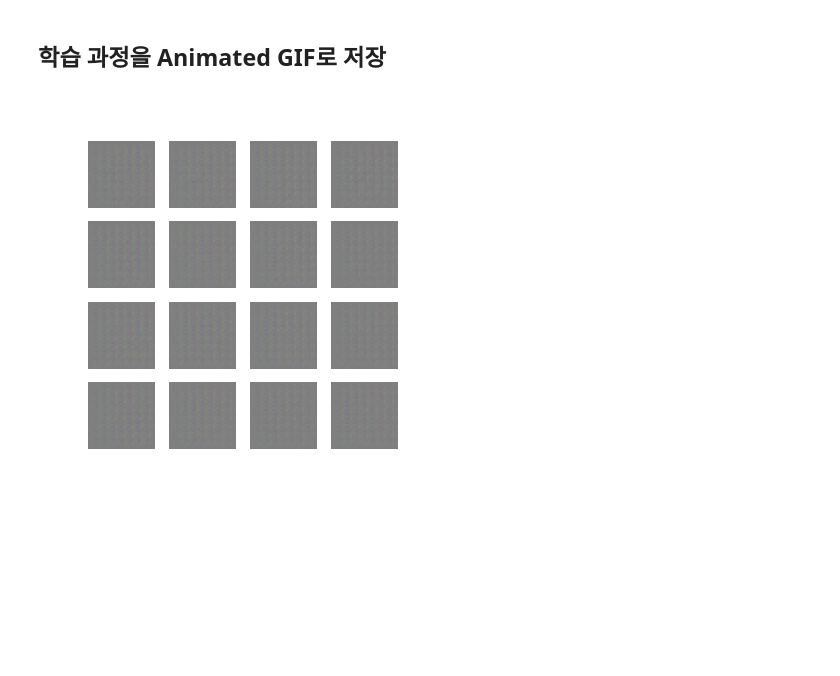
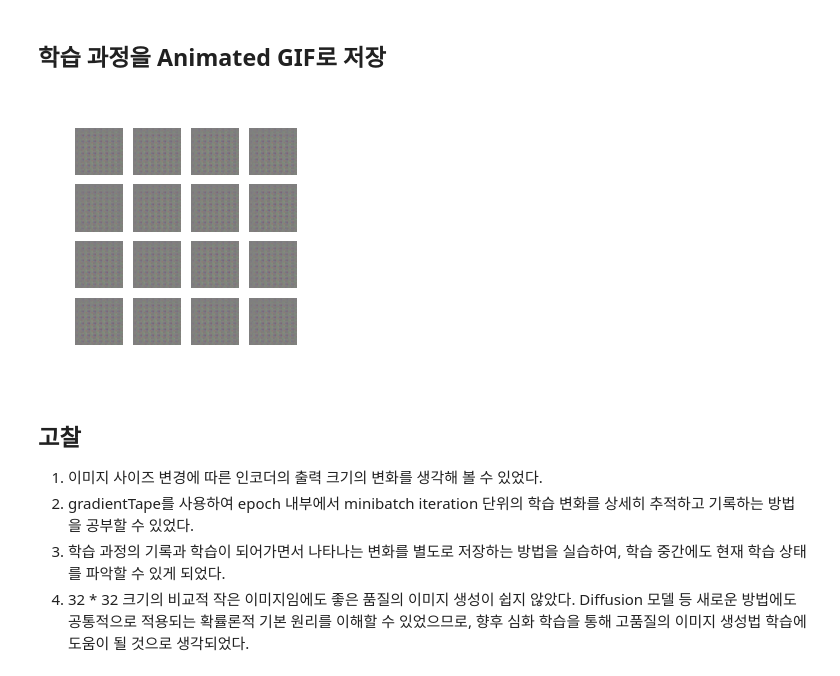
Before and after one commit to docosa2/first-repository, a Jupyter notebook: E-11 DCGAN - cifar 10 image generation-Project.ipynb, the cells around one changed output. Saved outputs shown, nothing was run; the diff lists cells and outputs as text; code cells hidden in the pictures; blank space fills up the shorter version.

```diff
--- a/E-11 DCGAN - cifar 10 image generation-Project.ipynb
+++ b/E-11 DCGAN - cifar 10 image generation-Project.ipynb
@@ -474,6 +473,13 @@ with imageio.get_writer(anim_file, mode='I') as writer:
     image = imageio.imread(filename)
     writer.append_data(image)
 # %%
-display.Image(filename=anim_file)
+display.Image(filename='cifar_10_dcgan.gif')
 # %% [output]
-[figure, old version]
+[figure, new version]
+# %% [markdown]
+## 고찰
+
+1. 이미지 사이즈 변경에 따른 인코더의 출력 크기의 변화를 생각해 볼 수 있었다.
+2. gradientTape를 사용하여 epoch 내부에서 minibatch iteration 단위의 학습 변화를 상세히 추적하고 기록하는 방법을 공부할 수 있었다.
+3. 학습 과정의 기록과 학습이 되어가면서 나타나는 변화를 별도로 저장하는 방법을 실습하여, 학습 중간에도 현재 학습 상태를 파악할 수 있게 되었다.
+4. 32 * 32 크기의 비교적 작은 이미지임에도 좋은 품질의 이미지 생성이 쉽지 않았다. Diffusion 모델 등 새로운 방법에도 공통적으로 적용되는 확률론적 기본 원리를 이해할 수 있었으므로, 향후 심화 학습을 통해 고품질의 이미지 생성법 학습에 도움이 될 것으로 생각되었다.
```
Also changed, not shown: parts of 12 cells of this notebook, 1 other file.
